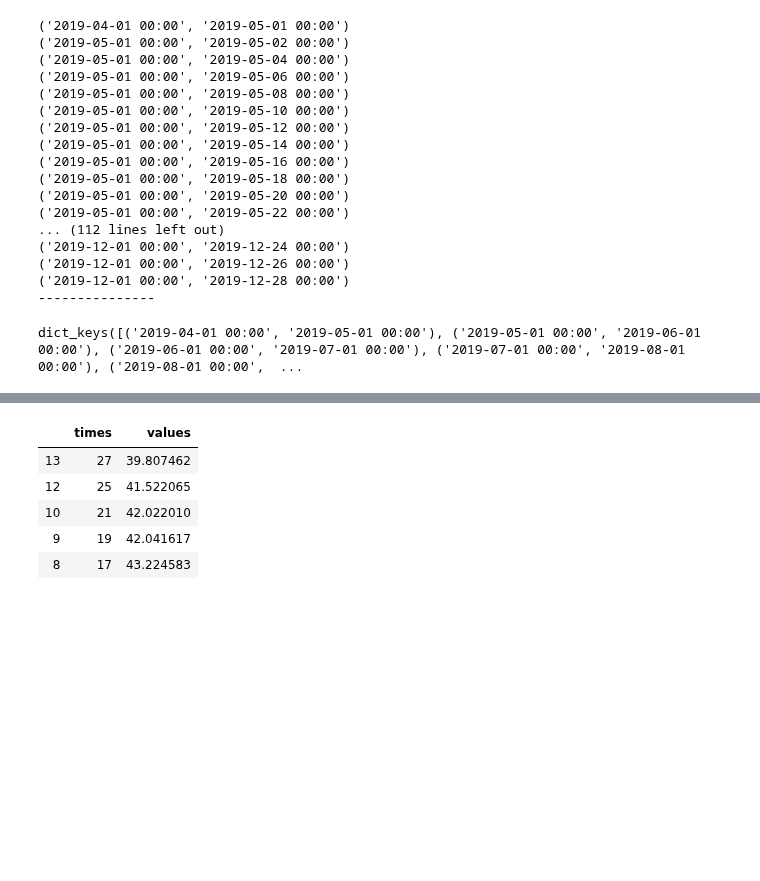
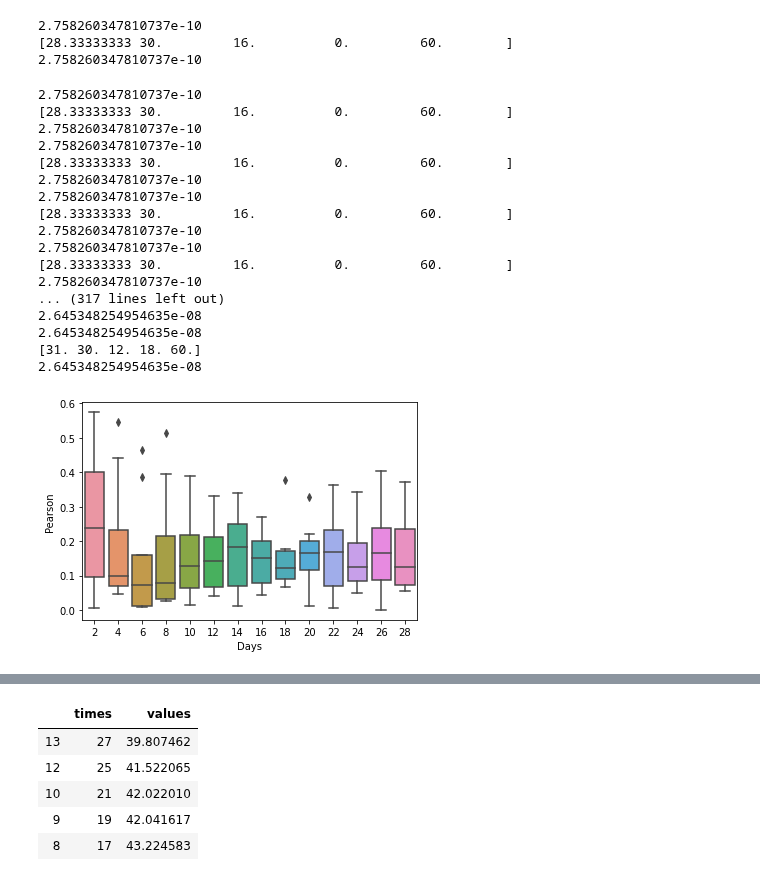
Before and after one commit to jrudascas/security_project, a Jupyter notebook: modelo_percepcion/prueba tiempos.ipynb, the cells around one changed output, grey strips where cells are left out. Cells and saved outputs as stored; diff of their text form; code cells hidden in the pictures; blank space fills up the shorter version.

```diff
--- a/modelo_percepcion/prueba tiempos.ipynb
+++ b/modelo_percepcion/prueba tiempos.ipynb
@@ -28,11 +28,14 @@ f_especiales=pd.to_datetime(f_especiales[['2019','2020']].values.flatten())
 f_especiales=f_especiales[~f_especiales.isna()]
 
 def TC(t):
-    return np.array([(pd.Timestamp(t.date()) == partidos_M).sum(),
+    return np.array([
+                     t.weekday()/6.0,
+                     (t.hour > 12)*1,
+#                      (pd.Timestamp(t.date()) == partidos_M).sum(),
                      (pd.Timestamp(t.date()) == partidos_S).sum(),
                      (pd.Timestamp(t.date()) == manifestaciones).sum(),
-                     (pd.Timestamp(t.date()) == f_especiales).sum(),
-                     t.weekday()/6.0,(t.hour > 12)*1,1
+#                      (pd.Timestamp(t.date()) == f_especiales).sum(),
+                     1
                     ])
 # %%
 with open('entradas/data_tweets.pickle', 'rb') as handle:
@@ -51,8 +54,8 @@ for i in range(4,12):
         model=modelTweets(data,
                           train_period,
                           validate_period,
-                          f_covariates=(func,restore_date),
-                          followers_rate=4,
+                          f_covariates=(TC,restore_date),
+                          followers_rate=3,
                           win_size_pred_period=1
                          )
         model.train()
@@ -62,27 +65,43 @@ for i in range(4,12):
         results_cum[j]=model.errors_predict_cum
     results_by_split[train_period]=[results,results_cum]
 # %% [output]
-('2019-04-01 00:00', '2019-05-01 00:00')
-('2019-05-01 00:00', '2019-05-02 00:00')
-('2019-05-01 00:00', '2019-05-04 00:00')
-('2019-05-01 00:00', '2019-05-06 00:00')
-('2019-05-01 00:00', '2019-05-08 00:00')
-('2019-05-01 00:00', '2019-05-10 00:00')
-('2019-05-01 00:00', '2019-05-12 00:00')
-('2019-05-01 00:00', '2019-05-14 00:00')
-('2019-05-01 00:00', '2019-05-16 00:00')
-('2019-05-01 00:00', '2019-05-18 00:00')
-('2019-05-01 00:00', '2019-05-20 00:00')
-('2019-05-01 00:00', '2019-05-22 00:00')
-... (112 lines left out)
-('2019-12-01 00:00', '2019-12-24 00:00')
-('2019-12-01 00:00', '2019-12-26 00:00')
-('2019-12-01 00:00', '2019-12-28 00:00')
----------------
+2.758260347810737e-10
+[28.33333333 30.         16.          0.         60.        ]
+2.758260347810737e-10
+2.758260347810737e-10
+[28.33333333 30.         16.          0.         60.        ]
+2.758260347810737e-10
+2.758260347810737e-10
+[28.33333333 30.         16.          0.         60.        ]
+2.758260347810737e-10
+2.758260347810737e-10
+[28.33333333 30.         16.          0.         60.        ]
+2.758260347810737e-10
+2.758260347810737e-10
+[28.33333333 30.         16.          0.         60.        ]
+2.758260347810737e-10
+... (317 lines left out)
+2.645348254954635e-08
+2.645348254954635e-08
+[31. 30. 12. 18. 60.]
+2.645348254954635e-08
 # %%
 with open('errors_times.pickle', 'rb') as f:
     x = pickle.load(f)
-# %%
-x.keys()
-# %% [output]
-dict_keys([('2019-04-01 00:00', '2019-05-01 00:00'), ('2019-05-01 00:00', '2019-06-01 00:00'), ('2019-06-01 00:00', '2019-07-01 00:00'), ('2019-07-01 00:00', '2019-08-01 00:00'), ('2019-08-01 00:00',  ...
+# %%
+values=[]
+for i in x:
+    for j in x[i][0]:
+        values.append([j,x[i][0][j]['Pearson']])
+values=pd.DataFrame(values,columns=['Days','Pearson'])
+# %%
+values=[]
+for i in results_by_split:
+    for j in results_by_split[i][0]:
+        values.append([j,results_by_split[i][0][j]['Pearson']])
+values=pd.DataFrame(values,columns=['Days','Pearson'])
+# %%
+g=sns.boxplot(data=values,x='Days',y='Pearson')
+g.get_figure().savefig('results/figures/person_days.pdf')
+# %% [output]
+[figure, added]
```
Also changed, not shown: parts of 3 cells of this notebook, 24 other files.
